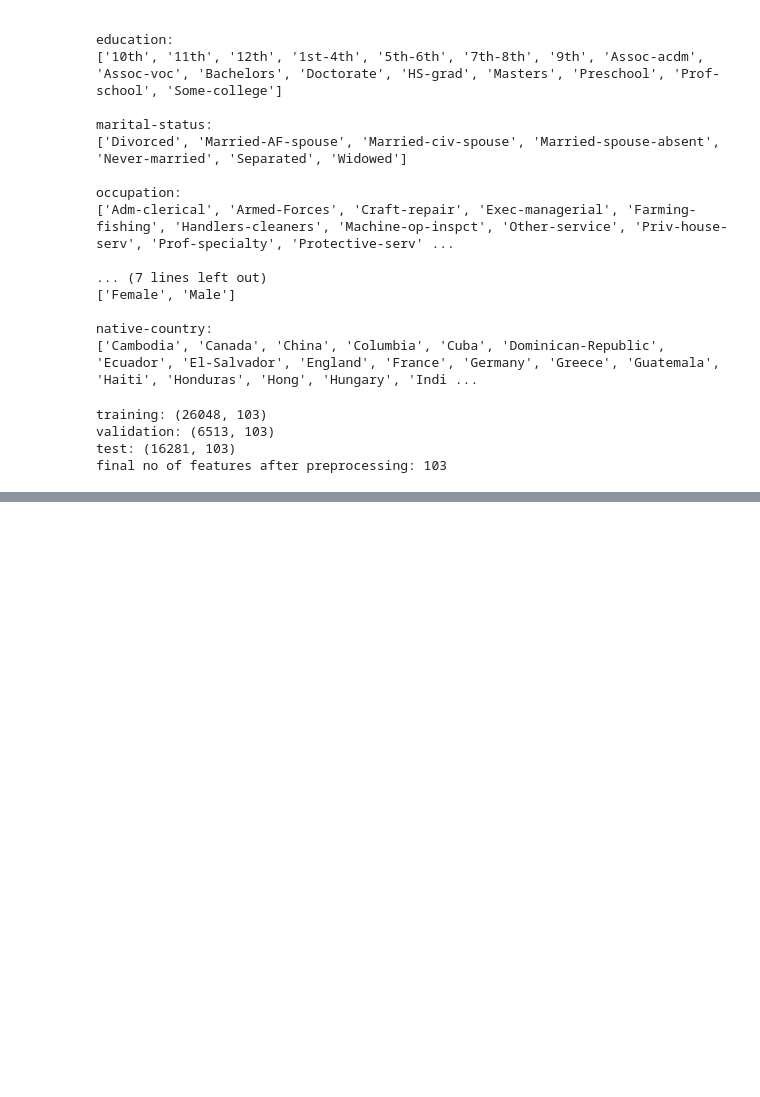
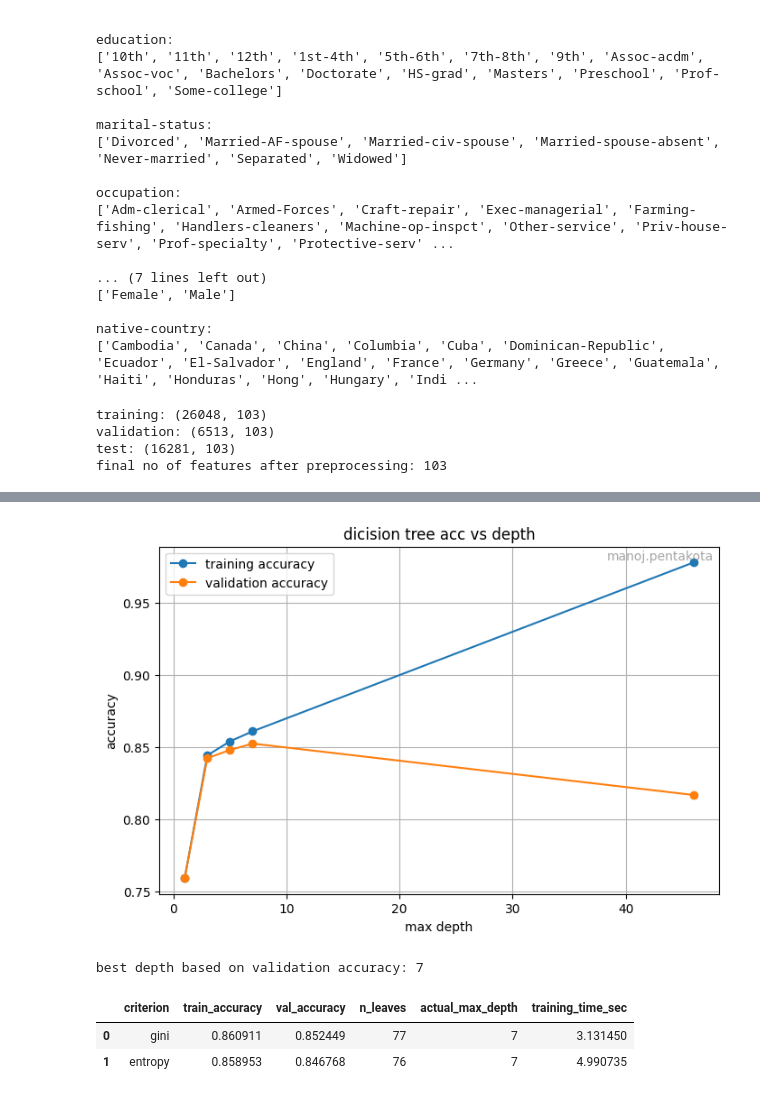
Before and after one commit to suryamanoj4/SMAI-Assignment-3, a Jupyter notebook: SMAI_Assignment_3.ipynb, the cells around one changed output, grey strips where cells are left out. Cells and saved outputs as stored; diff of their text form; code cells hidden in the pictures; blank space fills up the shorter version.

```diff
--- a/SMAI_Assignment_3.ipynb
+++ b/SMAI_Assignment_3.ipynb
@@ -812,0 +1038,69 @@ class RandomForest:
+# %%
+plot_depths = [1,3,5,7,depth_results_df["actual_max_depth"].iloc[-1]]
+plt.figure(figsize=(8,5))
+plt.plot(
+    plot_depths,
+    depth_results_df["train_accuracy"],
+    marker='o',
+    label="training accuracy"
+)
+plt.plot(
+    plot_depths,
+    depth_results_df["val_accuracy"],
+    marker='o',
+    label="validation accuracy"
+)
+plt.xlabel("max depth")
+plt.ylabel("accuracy")
+plt.title(f"dicision tree acc vs depth")
+plt.text(0.99,0.99,"manoj.pentakota",
+         ha='right',va='top',
+         transform=plt.gca().transAxes,
+         fontsize=10,color='gray',alpha=0.7)
+plt.legend()
+plt.grid(True)
+plt.show()
+# %% [output]
+[figure, added]
+# %%
+best_depth_row = depth_results_df.loc[
+    depth_results_df["val_accuracy"].idxmax()
+]
+best_depth = best_depth_row["max_depth"]
+if best_depth == "unrestricted":
+  best_depth=None
+print("best depth based on validation accuracy:",
+      "unrestricted" if best_depth is None else best_depth)
+# %% [output]
+best depth based on validation accuracy: 7
+# %%
+criterion_results=[]
+for criterion in ["gini","entropy"]:
+  tree=DecisionTree(
+      max_depth=best_depth,
+      min_samples_split=2,
+      min_samples_leaf=1,
+      criterion=criterion,
+      max_features=None,
+      random_state=seed)
+  start_time=time.time()
+  tree.fit(xtr,ytr)
+  training_time=time.time()-start_time
+  train_pred=tree.predict(xtr)
+  train_accuracy=np.mean(train_pred==ytr)
+  val_pred=tree.predict(xv)
+  val_accuracy=np.mean(val_pred==yv)
+  criterion_results.append({
+      "criterion":criterion,
+      "train_accuracy":train_accuracy,
+      "val_accuracy":val_accuracy,
+      "n_leaves":tree.n_leaves_,
+      "actual_max_depth":tree.max_depth_,
+      "training_time_sec":training_time
+  })
+criterion_results_df=pd.DataFrame(criterion_results)
+criterion_results_df
+# %% [output]
+|  | criterion | train_accuracy | val_accuracy | n_leaves | actual_max_depth | training_time_sec |
+| 0 | gini | 0.860911 | 0.852449 | 77 | 7 | 3.131450 |
+| 1 | entropy | 0.858953 | 0.846768 | 76 | 7 | 4.990735 |
```
Also changed, not shown: parts of 50 cells of this notebook.
